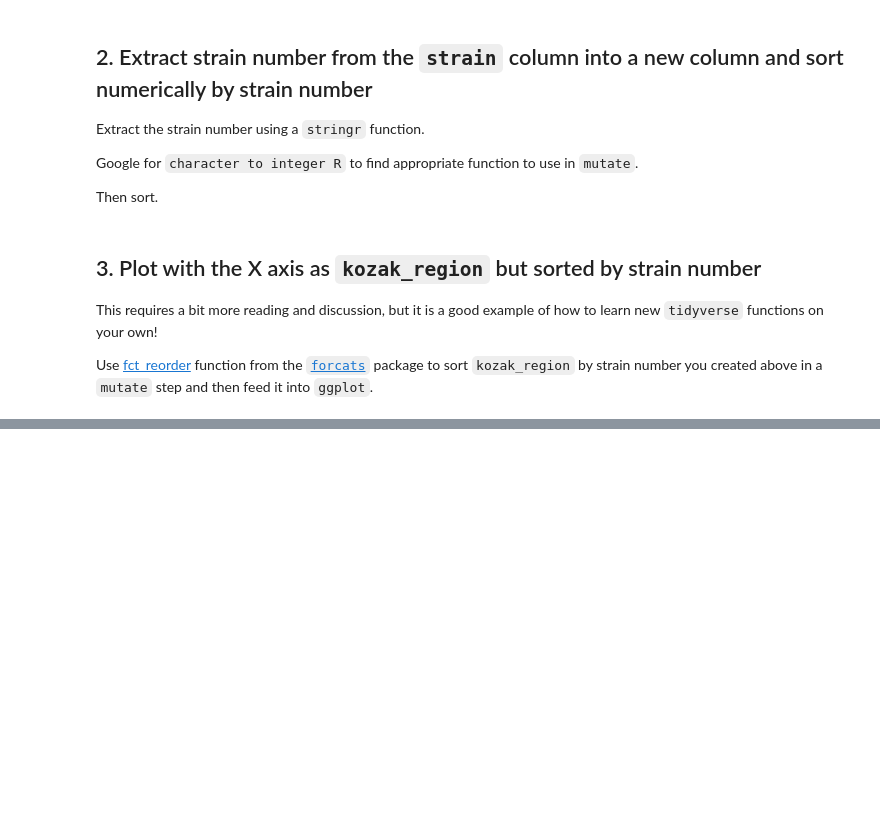
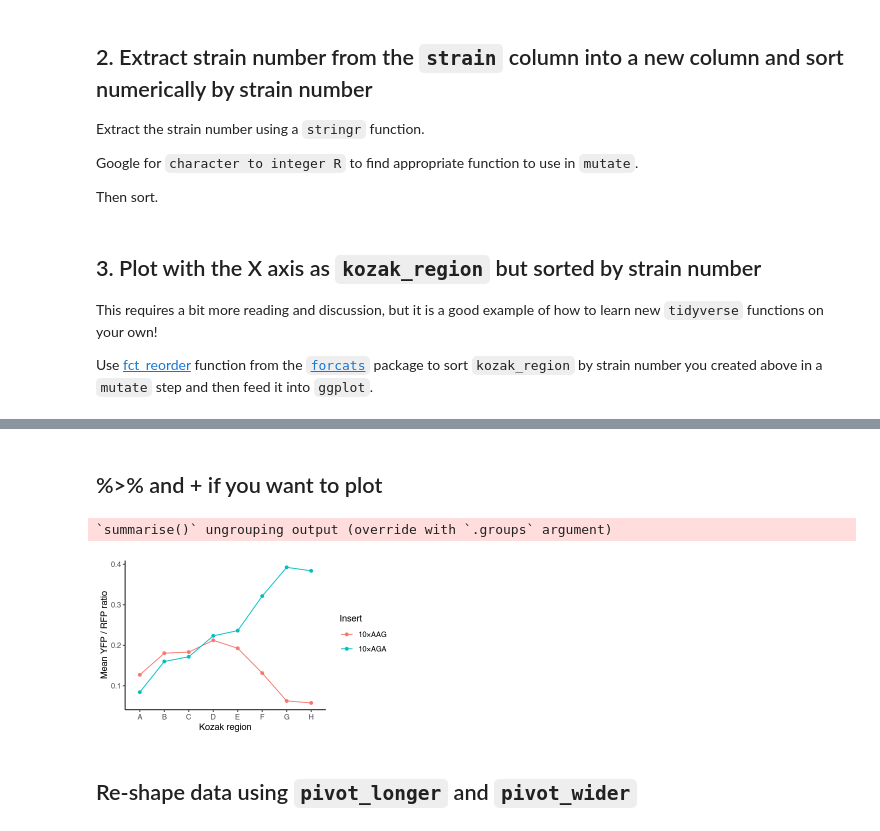
Before and after one commit to FredHutch/tfcb_2022, a Jupyter notebook: lectures/lecture12/lecture12.ipynb, the cells around one changed output, grey strips where cells are left out. Cells and saved outputs as stored; diff of their text form; code cells hidden in the pictures; blank space fills up the shorter version.

```diff
--- a/lectures/lecture12/lecture12.ipynb
+++ b/lectures/lecture12/lecture12.ipynb
@@ -277,0 +315,3 @@ data %>%
+# %%
+data <- read_tsv("data/example_dataset_4.tsv") %>%
+  print()
@@ -277,0 +396,4 @@ data %>%
+# %%
+annotations <- read_tsv("data/example_dataset_3.tsv")
+
+annotations
@@ -277,0 +428,21 @@ data %>%
+# %% [markdown]
+## %>% and + if you want to plot
+# %%
+options(repr.plot.width = 5, repr.plot.height = 3)
+
+data %>%
+  group_by(strain) %>%
+  summarize(mean_yfp = mean(yfp), mean_rfp = mean(rfp)) %>%
+  mutate(mean_ratio = mean_yfp / mean_rfp) %>%
+  left_join(annotations, by = "strain") %>%
+  ggplot(aes(x = kozak_region, y = mean_ratio,
+             color = insert_sequence, group = insert_sequence)) +
+  geom_line() +
+  geom_point() +
+  theme_classic() +
+  labs(x = "Kozak region", y = "Mean YFP / RFP ratio", color = "Insert")
+# %% [output]
+`summarise()` ungrouping output (override with `.groups` argument)
+[figure, added]
+# %% [markdown]
+## Re-shape data using `pivot_longer` and `pivot_wider`
```
Also changed, not shown: parts of 28 cells of this notebook, 25 other files.
